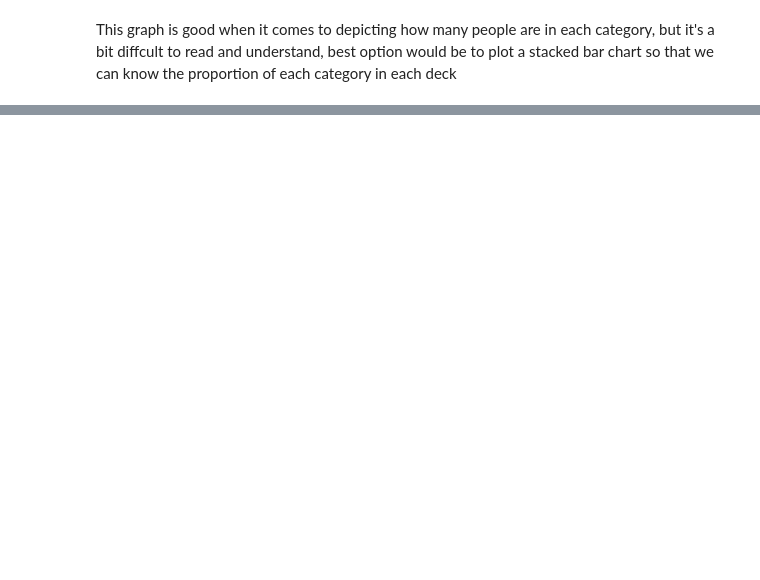
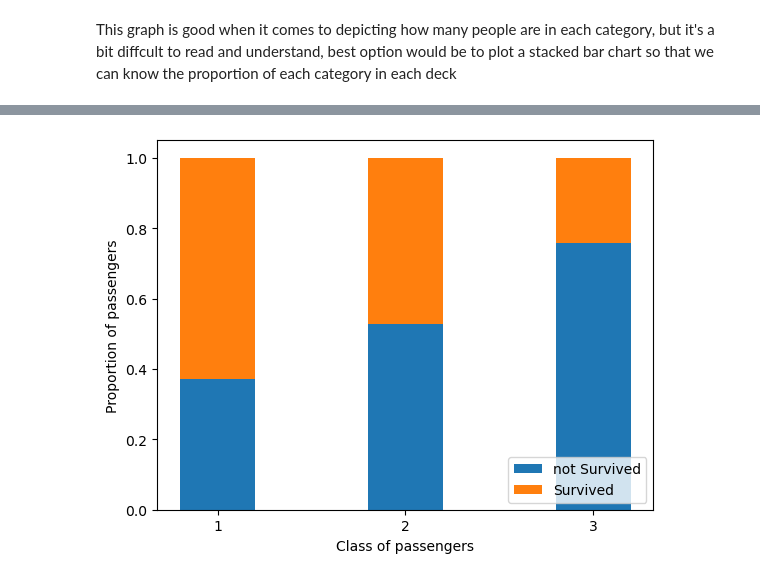
Before and after one commit to abdulqadirmuazzim/Titanic, a Jupyter notebook: titanic.ipynb, the cells around one changed output, grey strips where cells are left out. Drawn from its saved outputs; the diff is of its cells as text; code cells hidden in the pictures; blank space fills up the shorter version.

```diff
--- a/titanic.ipynb
+++ b/titanic.ipynb
@@ -279,0 +299,30 @@ plt.show()
+# %%
+# Let's do a stacked bar chart like we did earlier
+unique_class = pclass_survived.Pclass.unique()
+unique_sur = pclass_survived.Survived.unique()
+
+bottom = [0] * 3
+
+for sur in unique_sur:
+    prob = [
+        pclass_survived.Counts[(pclass_survived.Survived == sur) & (pclass_survived.Pclass == j)].sum()
+        / pclass_survived.Counts[pclass_survived.Pclass == j].sum()
+        for j in unique_class
+        ]
+    label = lambda x: "Survived" if x == 1 else "not Survived"
+    plt.bar(
+        unique_class,
+        prob,
+        bottom=bottom,
+        label=label(sur),
+        width=0.4
+    )
+    bottom = np.array(prob) + np.array(bottom)
+
+plt.ylabel("Proportion of passengers")
+plt.xlabel("Class of passengers")
+plt.xticks(unique_class)
+plt.legend(loc=4)
+plt.show()
+# %% [output]
+[figure, added]
```
Also changed, not shown: parts of 9 cells of this notebook.
